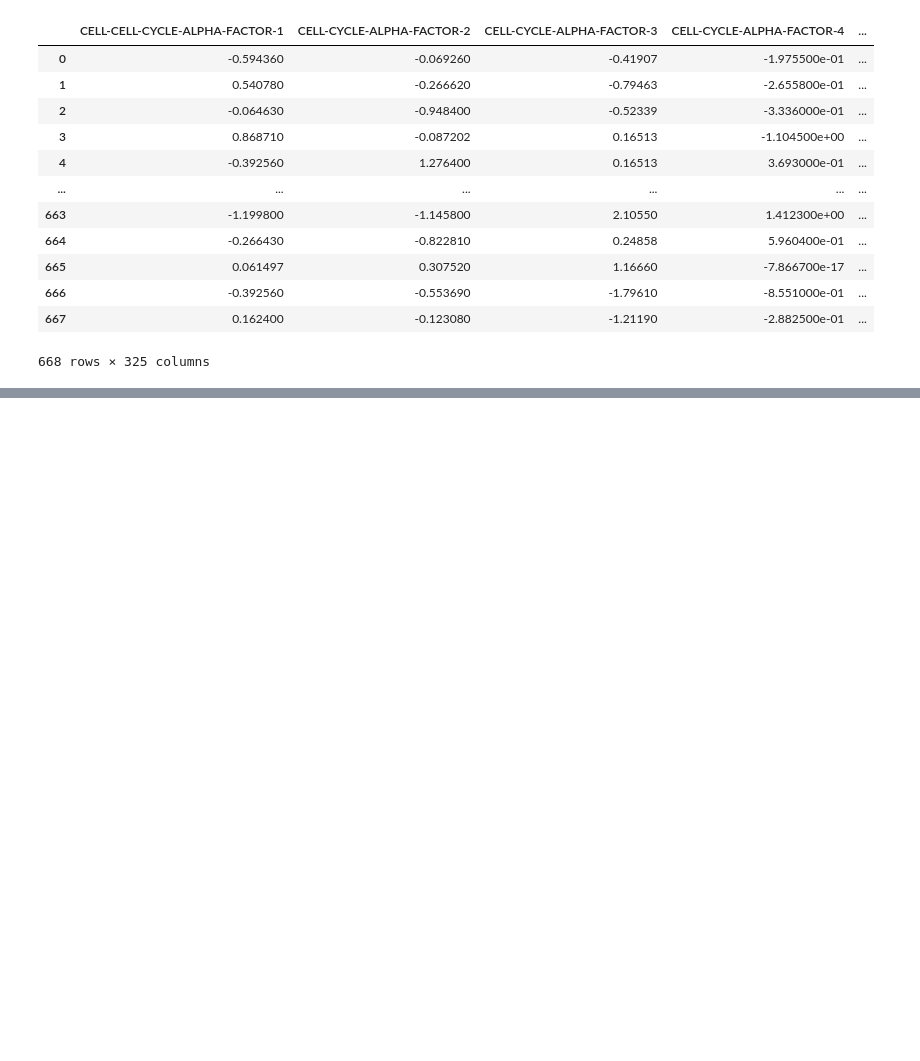
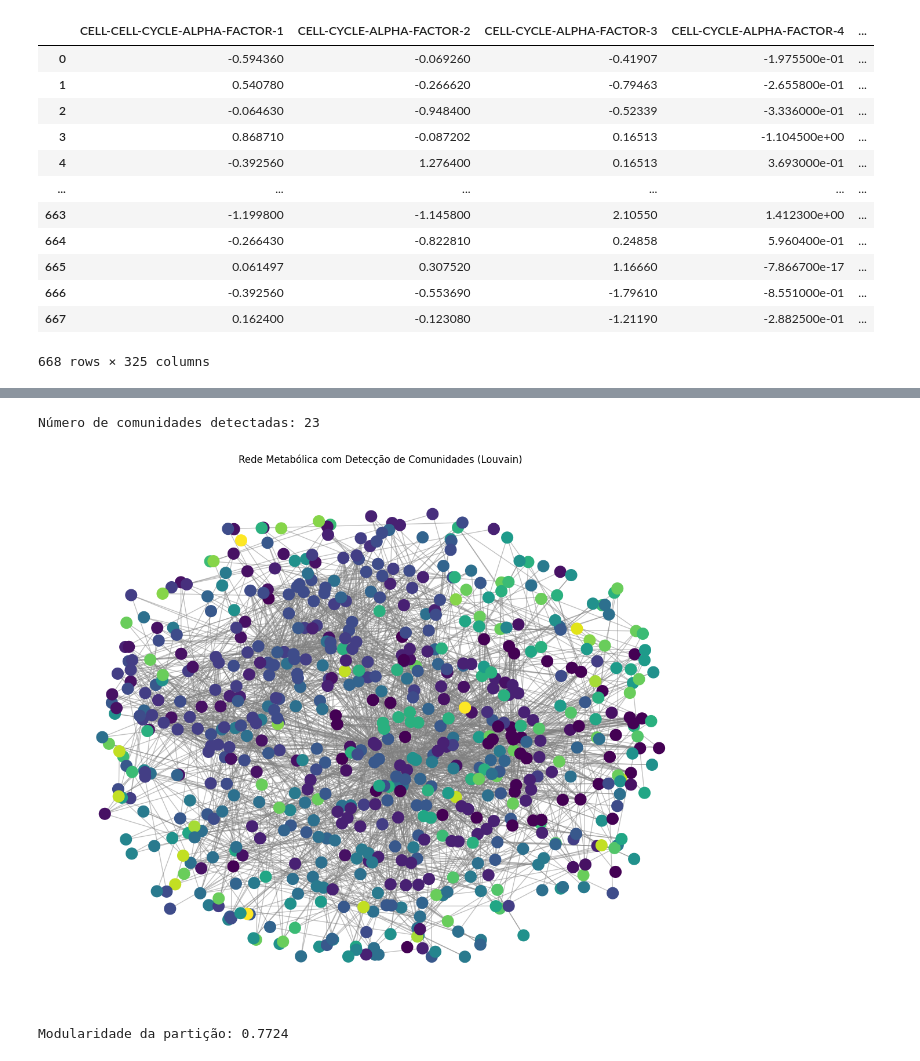
Before and after one commit to matheo-angelo/Trabalho-PCD-III, a Jupyter notebook: PCD_III_Análise_Exploratória.ipynb, the cells around one changed output, grey strips where cells are left out. Saved outputs shown, nothing was run; the diff lists cells and outputs as text; code cells hidden in the pictures; blank space fills up the shorter version.

Commit message:
Análise Eploratória Preliminar

```diff
--- a/PCD_III_Análise_Exploratória.ipynb
+++ b/PCD_III_Análise_Exploratória.ipynb
@@ -108,0 +201,65 @@ with pd.option_context('display.max_columns', None):
+# %%
+# Detecção de Comunidades com o Algoritmo de Louvain
+# Certifique-se de ter instalado: pip install python-louvain
+import community.community_louvain as community_louvain_alg
+import matplotlib.cm as cm
+
+# Detectar comunidades
+# O grafo G deve ser não direcionado para o algoritmo de Louvain como implementado em python-louvain
+# Se G for direcionado, converta-o para não direcionado para esta análise específica ou use um algoritmo que suporte grafos direcionados.
+if 'G' not in globals():
+    print("Erro: Grafo G não definido. Por favor, carregue seu grafo primeiro.")
+else:
+    if nx.is_directed(G):
+        print("O grafo G é direcionado. Convertendo para não direcionado para a detecção de comunidades com Louvain.")
+        G_undirected = G.to_undirected()
+    else:
+        G_undirected = G
+
+    partition = community_louvain_alg.best_partition(G_undirected)
+
+    # Imprimir o número de comunidades encontradas
+    num_comunidades = len(set(partition.values()))
+    print(f"Número de comunidades detectadas: {num_comunidades}")
+
+    # Mostrar algumas comunidades e seus membros (exemplo)
+    # community_nodes = {}
+    # for node, comm_id in partition.items():
+    #     if comm_id not in community_nodes:
+    #         community_nodes[comm_id] = []
+    #     community_nodes[comm_id].append(node)
+    # for i in range(min(3, num_communities)): # Mostrar as 3 primeiras comunidades
+    #     print(f"Comunidade {i}: {community_nodes[i][:10]}... (mostrando até 10 membros)")
+
+    # 5.2 Visualização das Comunidades
+    # A visualização pode ser desafiadora para grafos grandes.
+    # Aqui, tentamos colorir os nós de acordo com suas comunidades.
+
+    plt.figure(figsize=(15, 12))
+    # Usar o mesmo layout ou recalcular. Se G_undirected for muito grande, spring_layout pode ser lento.
+    # Considere alternativas como nx.kamada_kawai_layout(G_undirected) ou nx.random_layout(G_undirected)
+    # ou mesmo plotar apenas uma sub-amostra ou um componente principal.
+    if G_undirected.number_of_nodes() < 1000: # Evitar layouts muito demorados para grafos grandes
+        pos = nx.spring_layout(G_undirected, k=0.3, iterations=30)
+    else:
+        pos = nx.random_layout(G_undirected) # Fallback para grafos maiores
+
+    # Gerar cores para as comunidades
+    cmap = cm.get_cmap('viridis', max(partition.values()) + 1)
+
+    nx.draw_networkx_nodes(G_undirected, pos, partition.keys(), node_size=200,
+                           cmap=cmap, node_color=list(partition.values()))
+    nx.draw_networkx_edges(G_undirected, pos, alpha=0.5, edge_color='gray')
+    # nx.draw_networkx_labels(G_undirected, pos, font_size=6) # Adicionar labels pode poluir
+
+    plt.title("Rede Metabólica com Detecção de Comunidades (Louvain)")
+    plt.axis('off') # Desligar os eixos
+    plt.show()
+
+    # Calcular e imprimir a modularidade
+    modularity = community_louvain_alg.modularity(partition, G_undirected)
+    print(f"Modularidade da partição: {modularity:.4f}")
+# %% [output]
+Número de comunidades detectadas: 23
+[figure, added]
+Modularidade da partição: 0.7724
```
Also changed, not shown: parts of 24 cells of this notebook.
